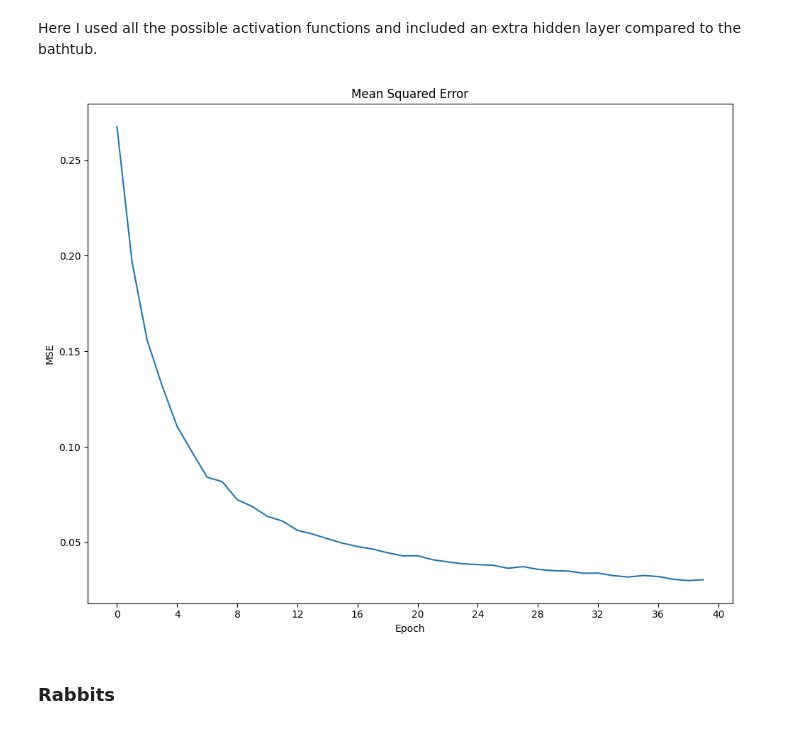
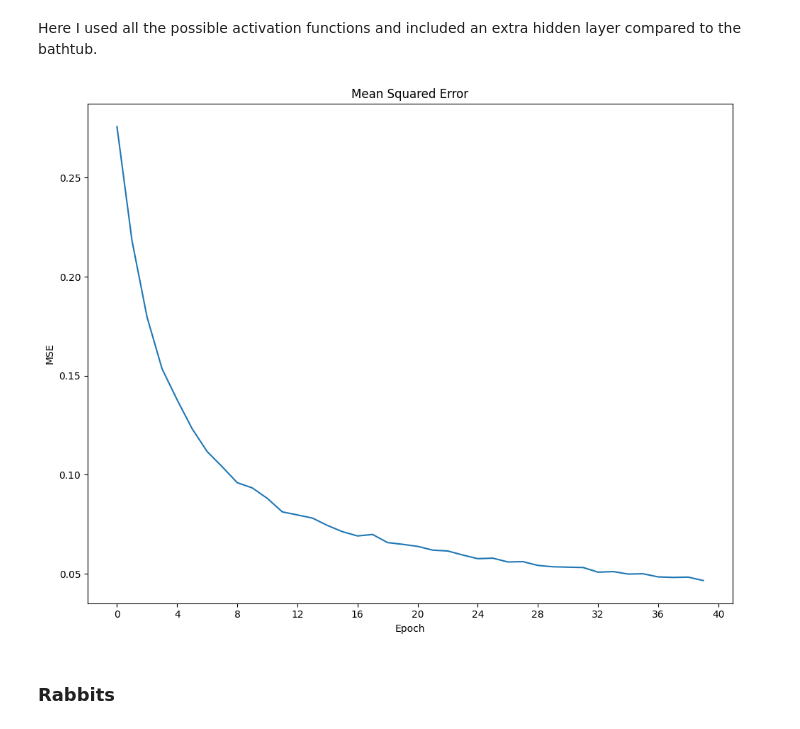
Before and after one commit to elibir/it3105-jax-project, a Jupyter notebook: notebooks/elias_report.ipynb, the cells around one changed output. Drawn from its saved outputs; the diff is of its cells as text; code cells hidden in the pictures.

```diff
--- a/notebooks/elias_report.ipynb
+++ b/notebooks/elias_report.ipynb
@@ -165,32 +165,32 @@ Here I used all the possible activation functions and included an extra hidden l
 # %%
 ### CournoutCompetition params:
 T = 0.6   # Target profit per timestep
 c_m = 0.1   # Marginal cost
-q1 = 0.1   # initial quantity produced by 1
+q1 = 0.0   # initial quantity produced by 1
 q2 = 0.3   # initial quantity produced by 2
 p_max = 2.0 # maximum market price
 
 ### ConSys params:
 no_epochs = 40
 timesteps_per_epoch = 10
 learning_rate = 0.001
 min_noise_value = -0.01
 max_noise_value = 0.01
 
 ### Controller params:
 hidden_layers = [16, 16, 16, 8]
-activation_funcs = ["sigmoid", "tanh", "sigmoid", "relu", "linear"]
+activation_funcs = ["sigmoid", "sigmoid", "sigmoid", "relu", "linear"]
 min_weight_value = - 0.01
 max_weight_value = 0.01
 
 controller = NeuralPidController(hidden_layers, activation_funcs, min_weight_value, max_weight_value)
 plant = CournotCompetition(target_profit=T, marginal_unit_cost=c_m, own_quantity=q1, competitor_quantity=q2, maximum_price=p_max)
 consys = ConSys(controller, plant, no_epochs, timesteps_per_epoch, learning_rate, min_noise_value, max_noise_value)
 mse_list = consys.simulate(verbose=False)
 
 plot_nn_pid(mse_list)
 # %% [output]
-[figure, old version]
+[figure, new version]
 # %% [markdown]
 ### Rabbits
 # %% [markdown]
```
Also changed, not shown: parts of 3 cells of this notebook, 3 other files.
